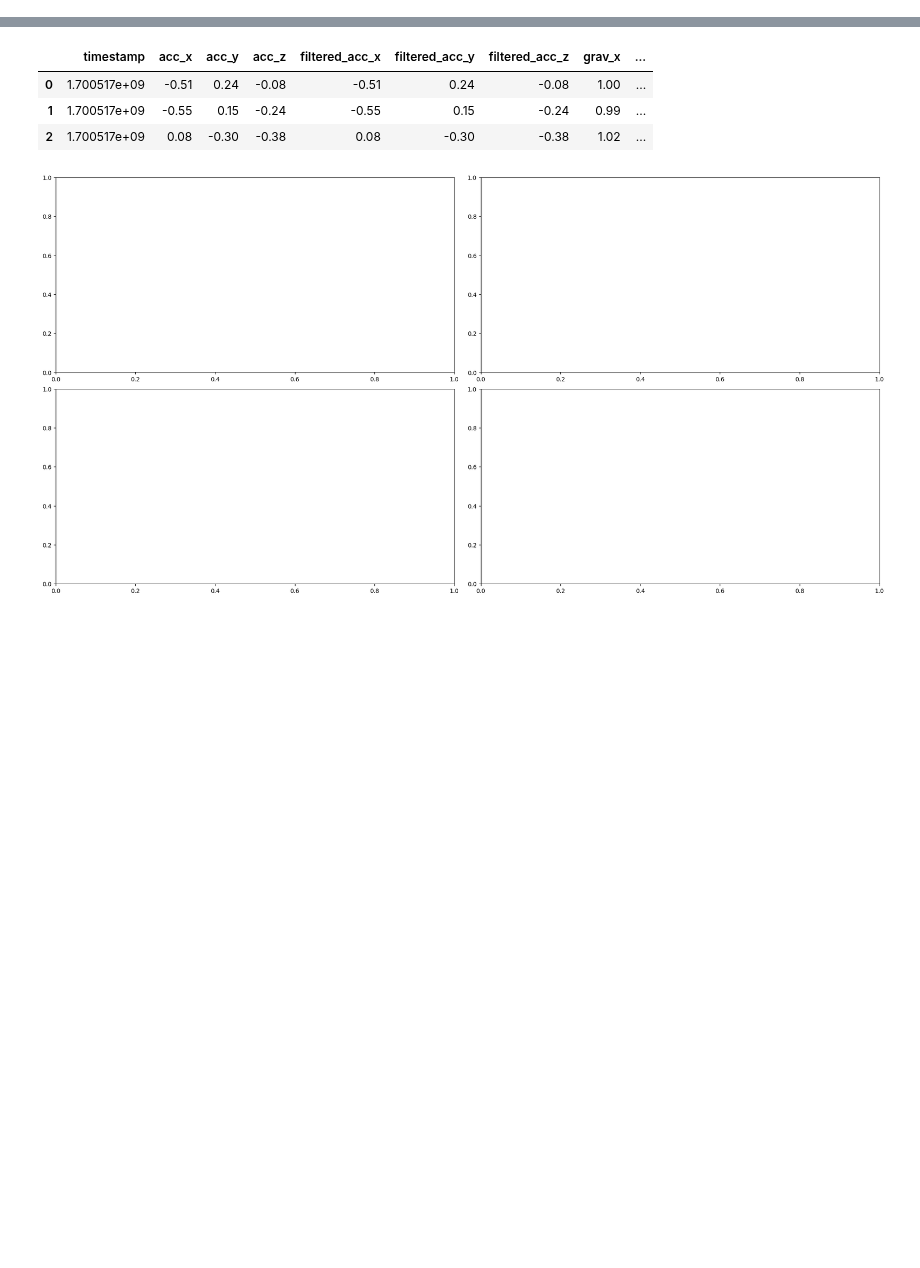
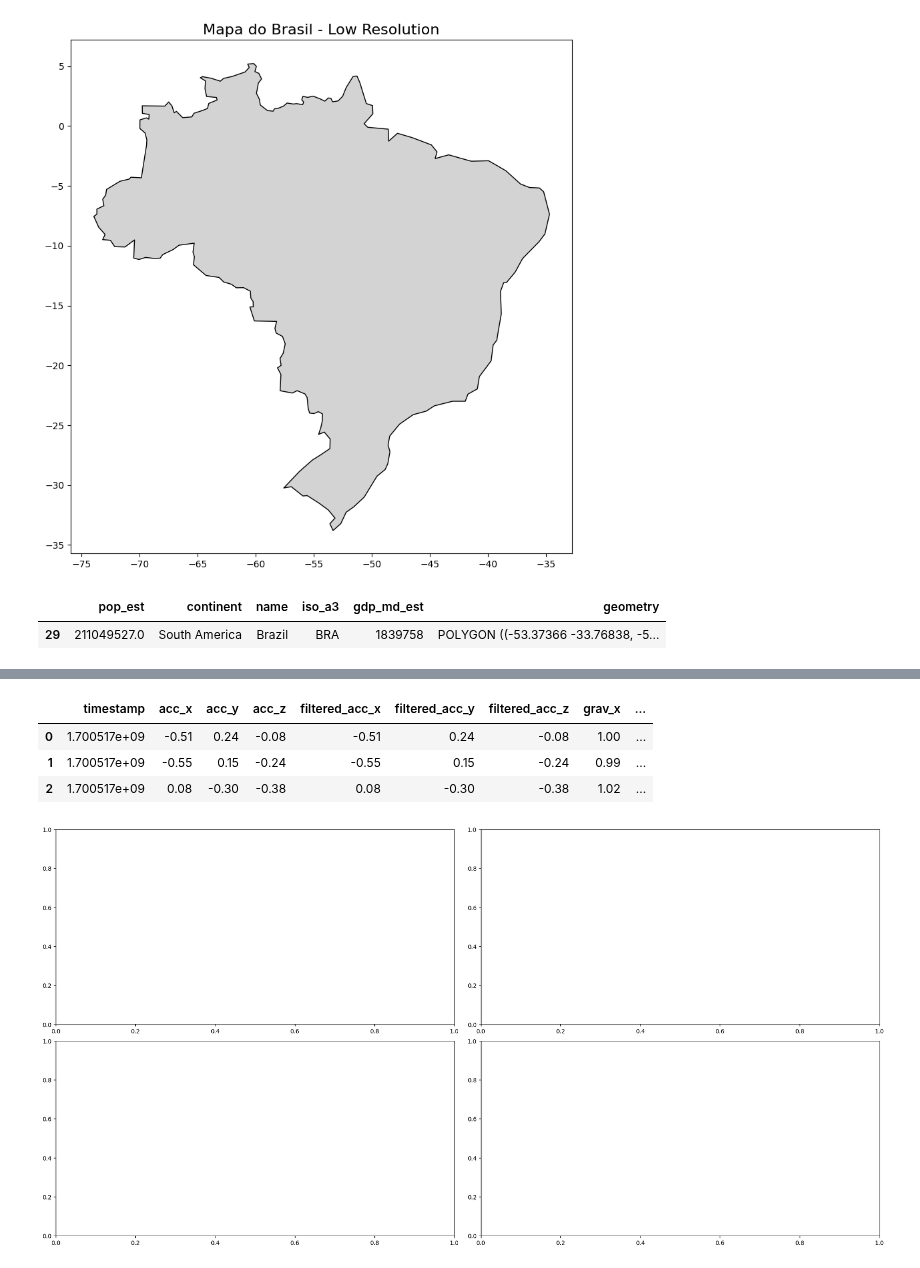
Before and after one commit to APF2000/data-analysis, a Jupyter notebook: dataset_car/dataset_carro.ipynb, the cells around one changed output, grey strips where cells are left out. Drawn from its saved outputs; the diff is of its cells as text; code cells hidden in the pictures; blank space fills up the shorter version.

Commit message:
tried using geopandas but is not equivalent

```diff
--- a/dataset_car/dataset_carro.ipynb
+++ b/dataset_car/dataset_carro.ipynb
@@ -81,0 +104,24 @@ def display_jerk_graph(jerk_df):
+# %%
+import geopandas as gpd
+import matplotlib.pyplot as plt
+
+# Carregando os dados internos do GeoPandas (por exemplo, países do mundo)
+world = gpd.read_file(gpd.datasets.get_path('naturalearth_lowres'))
+
+# Filtrando para obter apenas o Brasil
+brazil = world[world['name'] == 'Brazil']
+
+# Plotando o mapa
+fig, ax = plt.subplots(figsize=(10, 10))
+brazil.plot(ax=ax, color='lightgrey', edgecolor='black')
+
+# Adicionando título
+plt.title('Mapa do Brasil - Low Resolution', fontsize=16)
+
+# Exibindo o mapa
+# plt.show()
+world[world['name'] == 'Brazil']
+# %% [output]
+[figure, added]
+|  | pop_est | continent | name | iso_a3 | gdp_md_est | geometry |
+| 29 | 211049527.0 | South America | Brazil | BRA | 1839758 | POLYGON ((-53.37366 -33.76838, -5... |
```
Also changed, not shown: parts of 6 cells of this notebook, 2 other files.
